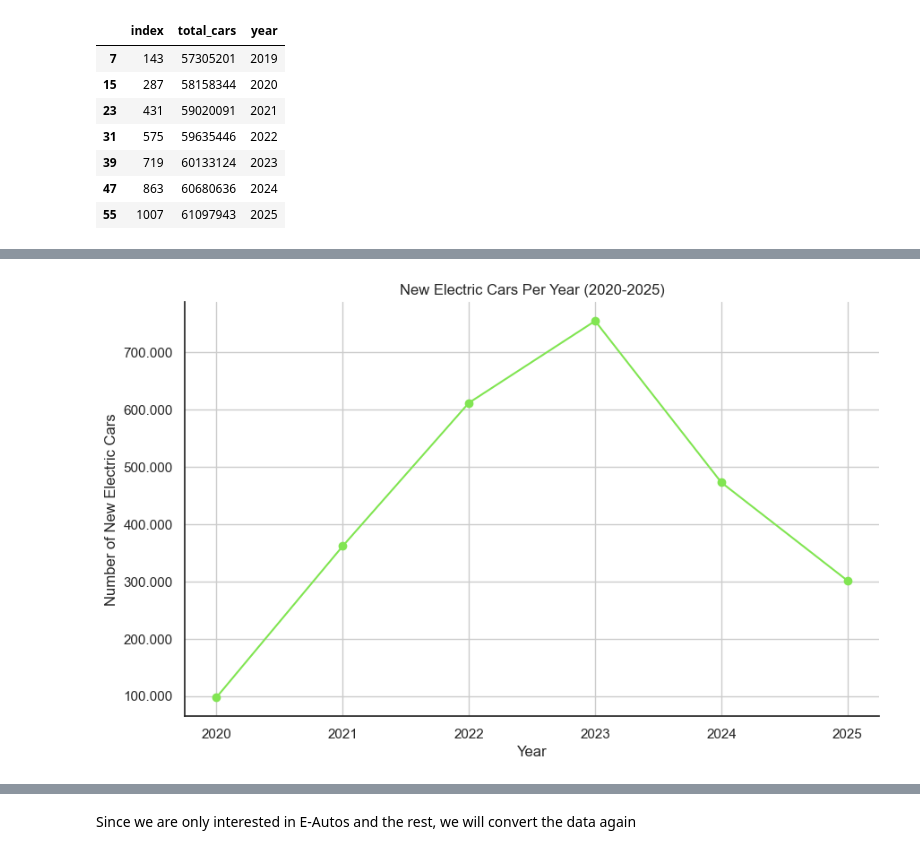
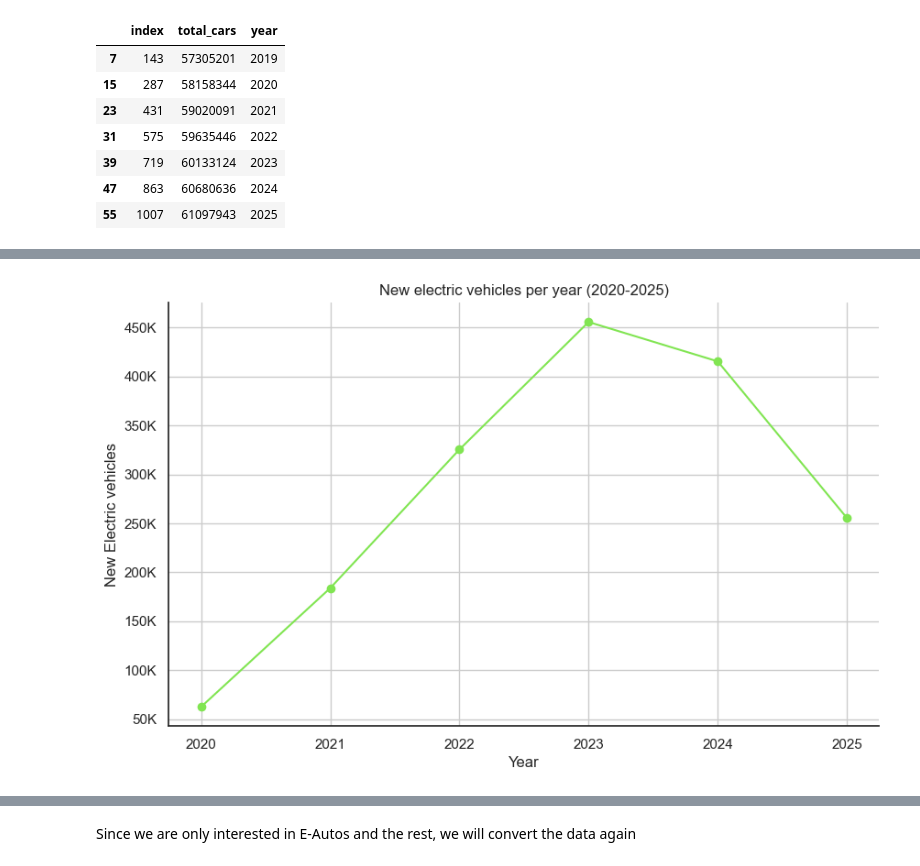
Before and after one commit to adelinerd/electric_cars, a Jupyter notebook: 3_Autos_Germany.ipynb, the cells around one changed output, grey strips where cells are left out. Saved outputs shown, nothing was run; the diff lists cells and outputs as text; code cells hidden in the pictures.

```diff
--- a/3_Autos_Germany.ipynb
+++ b/3_Autos_Germany.ipynb
@@ -119,7 +119,7 @@ df
 # harmonize the types of "fuel"
 
 fuel_type_mapping = {
- 'Benzin': 'Benzin',
+ 'Benzin': 'Gasoline',
  'Diesel': 'Diesel',
  'Gas insgesamt': 'Gas',
  'Hybrid insgesamt': 'Hybrid total',
@@ -192,7 +184,7 @@ df_states
 896 rows × 5 columns
 # %%
 # we consider electric and hybrid as electrical, since they all use the charging stations
-electric_types = ["Electric", "Plug-in Hybrid"]
+electric_types = ["Electric"]#, "Plug-in Hybrid"]
 
 # filter the electrical vehicles
 eautos = df_germany [df_germany["fuel"].isin(electric_types)]
@@ -237,7 +229,7 @@ total_autos
 | 47 | 863 | 60680636 | 2024 |
 | 55 | 1007 | 61097943 | 2025 |
 # %%
-total_cars_germany = total_autos.merge(e_autos_year, on ='year', how = 'left')
+total_cars_germany = total_autos.merge(e_autos_germany, on ='year', how = 'left')
 total_cars_germany
 # %% [output]
 |  | index | total_cars | year | number_of_electric_cars |
@@ -270,2 +262,10 @@ charging_stations_germany
+# %%
+def thousands_millions_formatter(x, pos):
+    if x >= 1e6:
+        return f'{x*1e-6:.1f}M'
+    elif x >= 1e3:
+        return f'{x*1e-3:.0f}K'
+    else:
+        return f'{int(x)}'
 # %%
 plt.figure(figsize=(8, 6))
@@ -309,29 +377,29 @@ df
 # %%
 
 
 # Drop the first row with NaN from diff
 df = df.dropna()
 
 def european_thousands(x, pos):
     return f'{x:,.0f}'.replace(',', '.')
 
 # Plotting
 plt.figure(figsize=(10, 6))
 plt.plot(df['year'], df['new_electric_cars'], marker='o', color = '#81E552')
 
 ax = plt.gca();
 ax.spines['top'].set_visible(False)
 ax.spines['right'].set_visible(False)
-ax.yaxis.set_major_formatter(FuncFormatter(european_thousands))
+ax.yaxis.set_major_formatter(FuncFormatter(thousands_millions_formatter))
 
 
-plt.title('New electric cars per year (2020-2025)')
+plt.title('New electric vehicles per year (2020-2025)')
 plt.xlabel('Year')
-plt.ylabel('Number of New Electric Cars')
+plt.ylabel('New Electric vehicles')
 plt.grid(True)
 plt.show()
 # %% [output]
-[figure, old version]
+[figure, new version]
 # %%
 import pandas as pd
 import matplotlib.pyplot as plt
```
Also changed, not shown: parts of 28 cells of this notebook, 9 other files.
